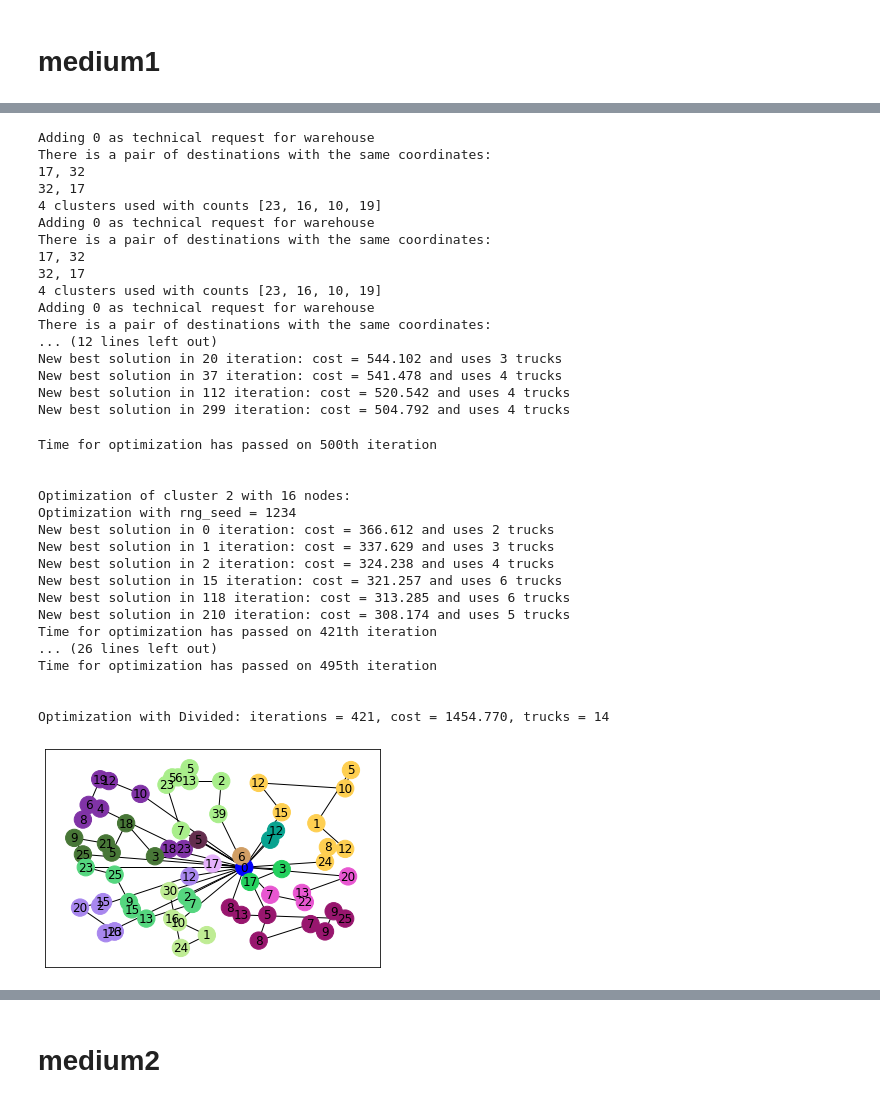
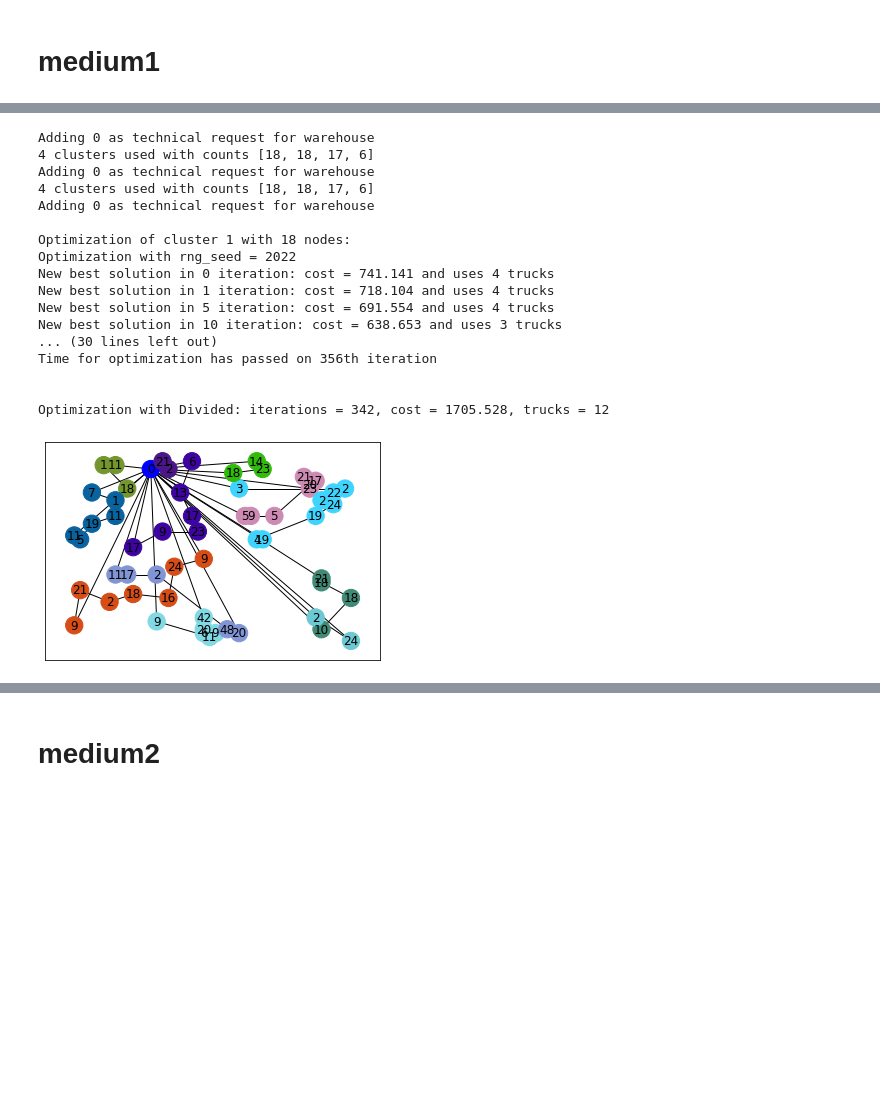
Before and after one commit to PrzeChoj/MSI2, a Jupyter notebook: project1/src/JupyterNotebooks/CaseStudy.ipynb, the cells around one changed output, grey strips where cells are left out. Drawn from its saved outputs; the diff is of its cells as text; code cells hidden in the pictures; blank space fills up the shorter version.

```diff
--- a/project1/src/JupyterNotebooks/CaseStudy.ipynb
+++ b/project1/src/JupyterNotebooks/CaseStudy.ipynb
@@ -16,5 +20,7 @@ problem_medium2 = Problem("./../../data/augerat/A-n69-k09.xml")
 
 problem_big1 = Problem("./../../data/uchoa/X-n101-k25.xml")
 problem_big2 = Problem("./../../data/uchoa/X-n120-k6.xml")
+# %%
+max_time = 300
 # %% [markdown]
 # small1
@@ -202,4 +196,7 @@ plot_4_solutions(greedy_s2, antColony_basic_s2, antColony_reduced_s2, antColony_
 # %% [markdown]
 # medium1
+# %%
+s_max = 223 # 10 vs 9
+max_cars = 9 # 14, 19,
 # %%
 greedy_m1 = Greedy(print_warnings=True)
@@ -259,43 +242,26 @@ Optimization with Reduced: iterations = 444, cost = 1744.087, trucks = 14
 # %%
 antColony_divided_m1 = AntColony_Divided(print_warnings=True)
-antColony_divided_m1.set_problem(10000, 5, problem_medium1)
-antColony_divided_m1.optimize(max_iter=10000, print_progress=True, max_time=300, rng_seed=rng_seed)
+antColony_divided_m1.set_problem(s_max, max_cars, problem_medium1)
+antColony_divided_m1.optimize(max_iter=10000, print_progress=True, max_time=max_time, rng_seed=rng_seed)
 fig1 = plot_solution(antColony_divided_m1, True)
 # %% [output]
 Adding 0 as technical request for warehouse
-There is a pair of destinations with the same coordinates:
-17, 32
-32, 17
-4 clusters used with counts [23, 16, 10, 19]
+4 clusters used with counts [18, 18, 17, 6]
 Adding 0 as technical request for warehouse
-There is a pair of destinations with the same coordinates:
-17, 32
-32, 17
-4 clusters used with counts [23, 16, 10, 19]
+4 clusters used with counts [18, 18, 17, 6]
 Adding 0 as technical request for warehouse
-There is a pair of destinations with the same coordinates:
-... (12 lines left out)
-New best solution in 20 iteration: cost = 544.102 and uses 3 trucks
-New best solution in 37 iteration: cost = 541.478 and uses 4 trucks
-New best solution in 112 iteration: cost = 520.542 and uses 4 trucks
-New best solution in 299 iteration: cost = 504.792 and uses 4 trucks
+
+Optimization of cluster 1 with 18 nodes:
+Optimization with rng_seed = 2022
+New best solution in 0 iteration: cost = 741.141 and uses 4 trucks
+New best solution in 1 iteration: cost = 718.104 and uses 4 trucks
+New best solution in 5 iteration: cost = 691.554 and uses 4 trucks
+New best solution in 10 iteration: cost = 638.653 and uses 3 trucks
+... (30 lines left out)
+Time for optimization has passed on 356th iteration
+
+
+Optimization with Divided: iterations = 342, cost = 1705.528, trucks = 12
-Time for optimization has passed on 500th iteration
-
-
-Optimization of cluster 2 with 16 nodes:
-Optimization with rng_seed = 1234
-New best solution in 0 iteration: cost = 366.612 and uses 2 trucks
-New best solution in 1 iteration: cost = 337.629 and uses 3 trucks
-New best solution in 2 iteration: cost = 324.238 and uses 4 trucks
-New best solution in 15 iteration: cost = 321.257 and uses 6 trucks
-New best solution in 118 iteration: cost = 313.285 and uses 6 trucks
-New best solution in 210 iteration: cost = 308.174 and uses 5 trucks
-Time for optimization has passed on 421th iteration
-... (26 lines left out)
-Time for optimization has passed on 495th iteration
-
-
-Optimization with Divided: iterations = 421, cost = 1454.770, trucks = 14
-[figure, old version]
+[figure, new version]
 # %%
 plot_4_solutions(greedy_m1, antColony_basic_m1, antColony_reduced_m1, antColony_divided_m1,
```
Also changed, not shown: parts of 37 cells of this notebook, 12 other files.
